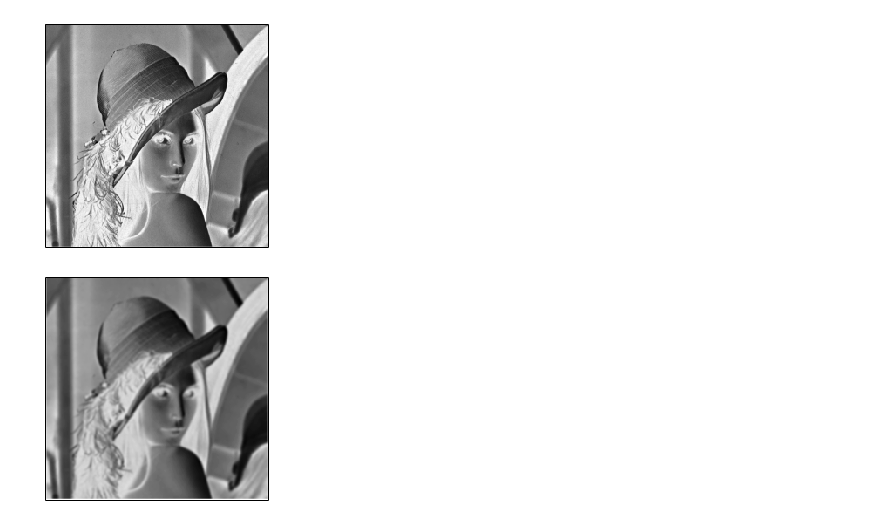
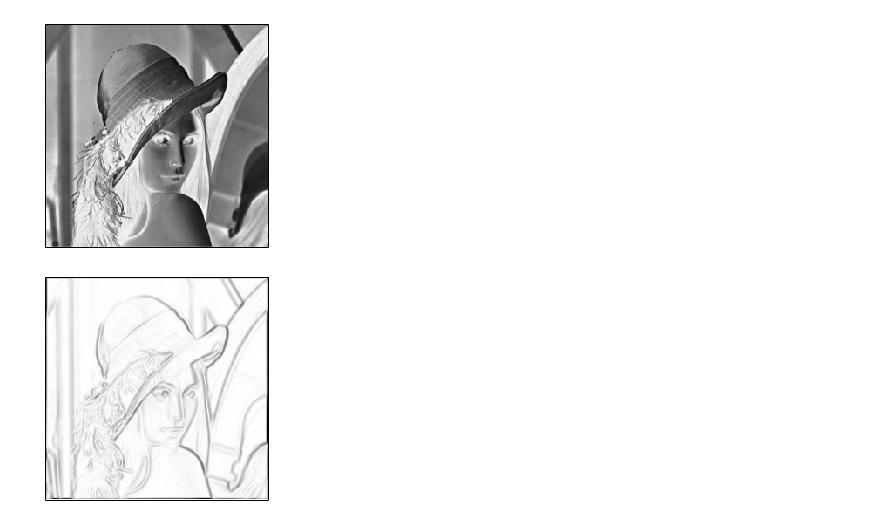
Before and after one commit to barbagroup/JITcode-MechE, a Jupyter notebook: module01_Analytical_Mechanics_II/00_Lesson00_Ball_Detection.ipynb, the cells around one changed output. Cells and saved outputs as stored; diff of their text form; code cells hidden in the pictures.

Commit message:
Sobel Transformation

```diff
--- a/module01_Analytical_Mechanics_II/00_Lesson00_Ball_Detection.ipynb
+++ b/module01_Analytical_Mechanics_II/00_Lesson00_Ball_Detection.ipynb
@@ -58,10 +58,42 @@ def Blur(img, iterations):
         img = Blur_Once(img)
     return img;
 # %%
-blur_img = Blur(black_white,2)
+blur_img = Blur(black_white,3)
 Draw_Image(blur_img)
-# %% [output]
-[figure, removed]
+# %%
+def Sobel_Transform(img):
+    magnitude = np.zeros(img.shape)
+    angle     = np.zeros(img.shape)
+    for y in range(1,len(img)-1):
+        for x in range(1,len(img[y])-1):
+            Gy = -1*img[y-1][x-1]+\
+                 -2*img[y-1][x+0]+\
+                 -1*img[y-1][x+1]+\
+                  1*img[y+1][x-1]+\
+                  2*img[y+1][x+0]+\
+                  1*img[y+1][x+1]
+            Gx = -1*img[y-1][x-1]+\
+                 -2*img[y+0][x-1]+\
+                 -1*img[y+1][x-1]+\
+                  1*img[y-1][x+1]+\
+                  2*img[y+0][x+1]+\
+                  1*img[y+1][x+1]
+            mag = math.sqrt(Gy**2+Gx**2)
+            ang = math.atan2(Gx,Gy)
+            while ang < 0:
+                ang += math.pi*2
+            ang = round(ang/math.pi*4)
+            while ang >= 4:
+                ang -= 4
+            magnitude[y][x] = mag
+            angle[y][x]     = ang
+
+    return (magnitude, angle)
+# %%
+mag, ang = Sobel_Transform(blur_img)
+Draw_Image(mag)
+# %% [output]
+[figure, added]
 # %%
 from IPython.core.display import HTML
 def css_styling():
```
